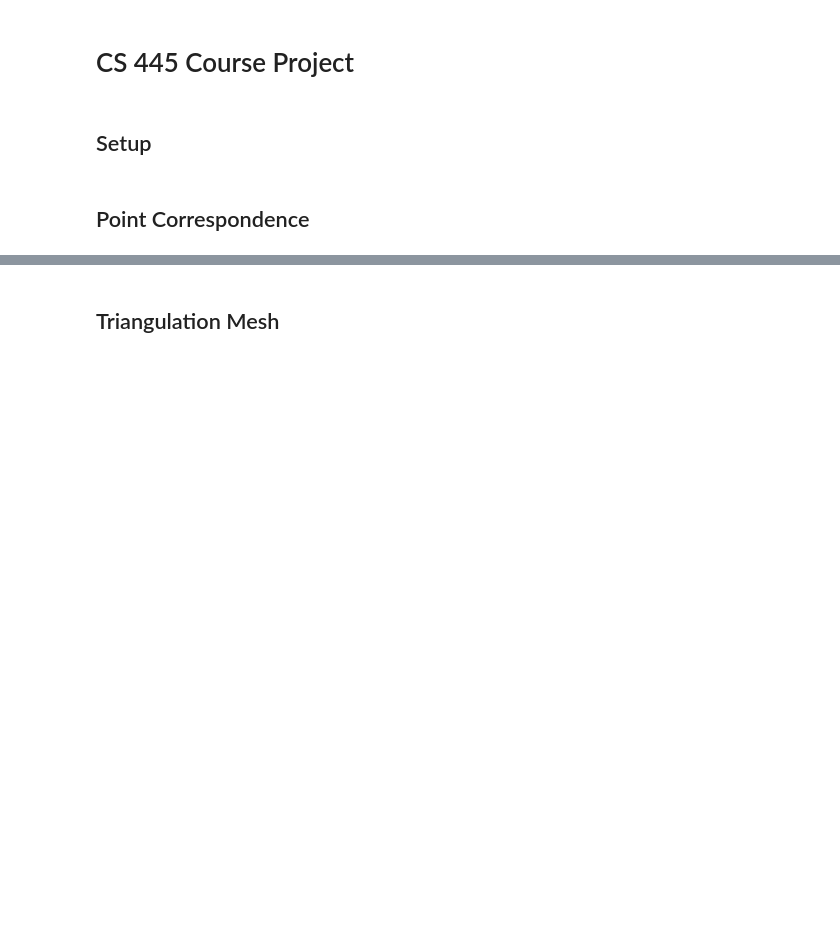
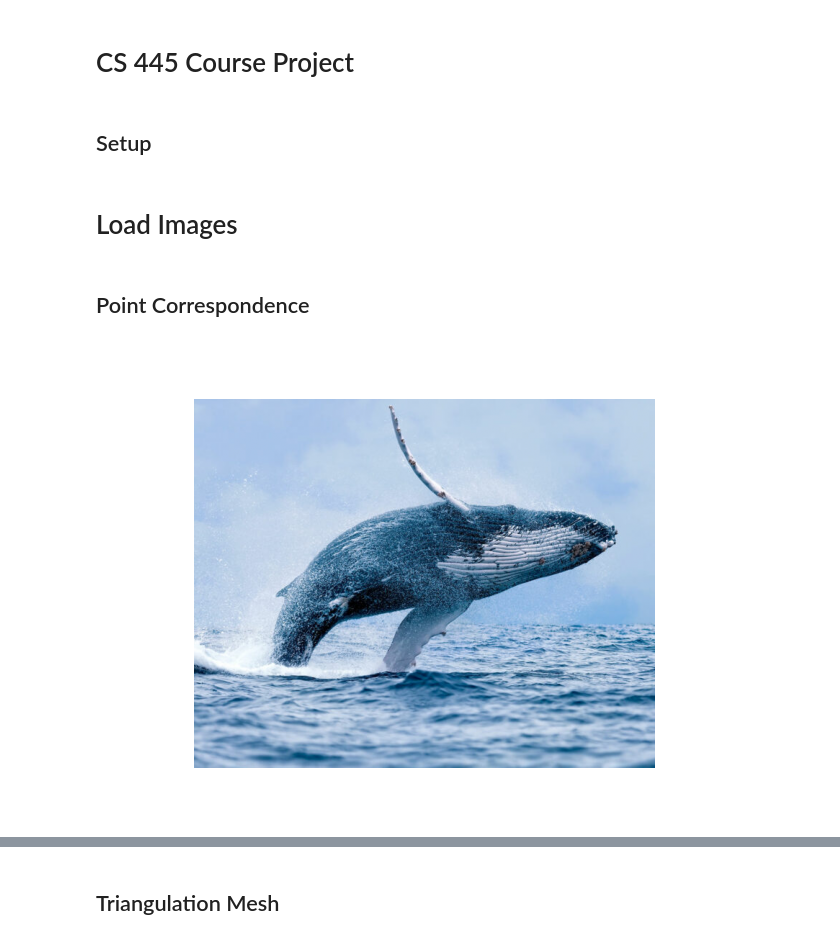
Before and after one commit to braydenturner/CS445_CourseProject, a Jupyter notebook: Project.ipynb, the cells around one changed output, grey strips where cells are left out. Saved outputs shown, nothing was run; the diff lists cells and outputs as text; code cells hidden in the pictures; blank space fills up the shorter version.

Commit message:
Added point selection and test

```diff
--- a/Project.ipynb
+++ b/Project.ipynb
@@ -5,2 +15,11 @@
+# %% [markdown]
+# Load Images
+# %%
+class Image:
+    def __init__(self, path):
+        self.image = cv2.cvtColor(cv2.imread(path), cv2.COLOR_BGR2RGB).astype('double') / 255.0
+# %%
+img1 = Image('images/whale_1.jpg')
+img2 = Image('images/whale_2.jpg')
 # %% [markdown]
 ## Point Correspondence
@@ -6,0 +70,4 @@
+# %%
+img1.pts = specify_corresponding_points(img1.image)
+# %% [output]
+[figure, added]
```
Also changed, not shown: parts of 6 cells of this notebook, 2 other files.
